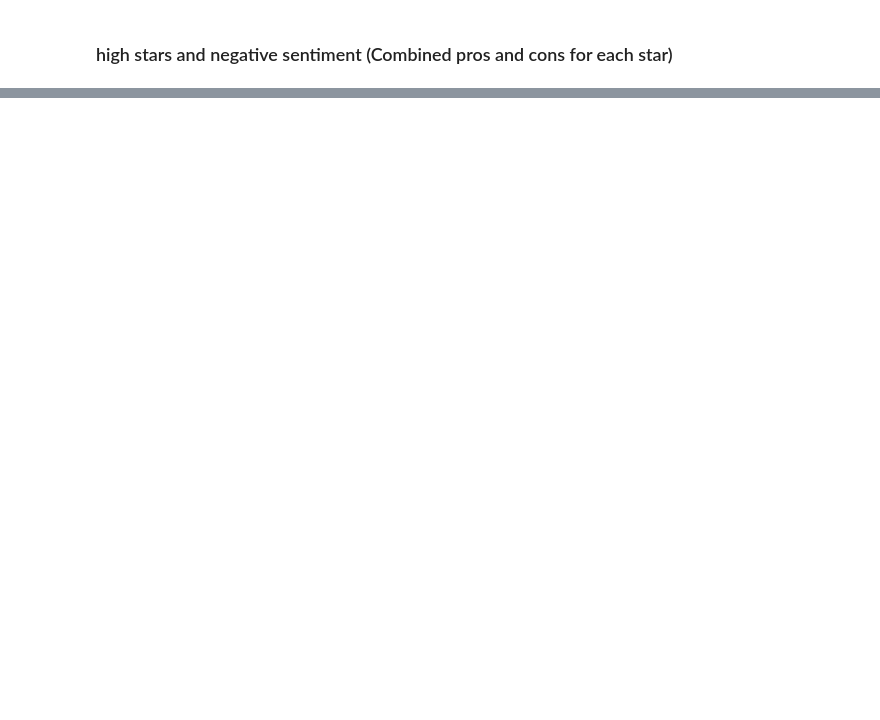
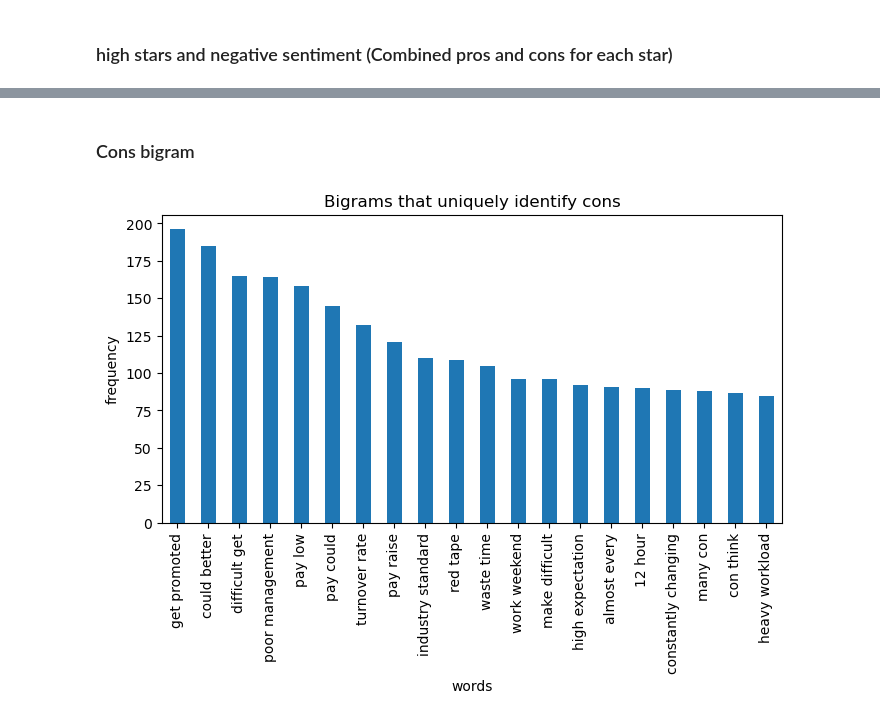
Before and after one commit to glassdoorstars/glassdoor-rating-predictions, a Jupyter notebook: explore.ipynb, the cells around one changed output, grey strips where cells are left out. Cells and saved outputs as stored; diff of their text form; code cells hidden in the pictures; blank space fills up the shorter version.

```diff
--- a/explore.ipynb
+++ b/explore.ipynb
@@ -341,0 +455,10 @@ for i in high_bin_labels:
+# %% [markdown]
+### Cons bigram
+# %%
+bi_word_freq.cons_bi_freq[bi_word_freq.pros_bi_freq == 0].head(20).plot(kind="bar", figsize=(8,4))
+plt.title("Bigrams that uniquely identify cons")
+plt.xlabel("words")
+plt.ylabel("frequency")
+plt.show()
+# %% [output]
+[figure, added]
```
Also changed, not shown: parts of 37 cells of this notebook, 4 other files.
